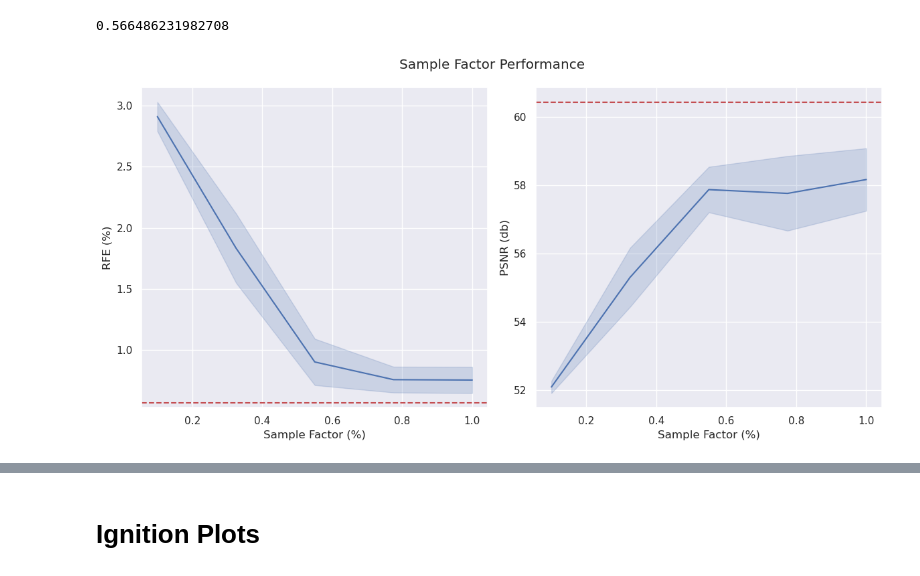
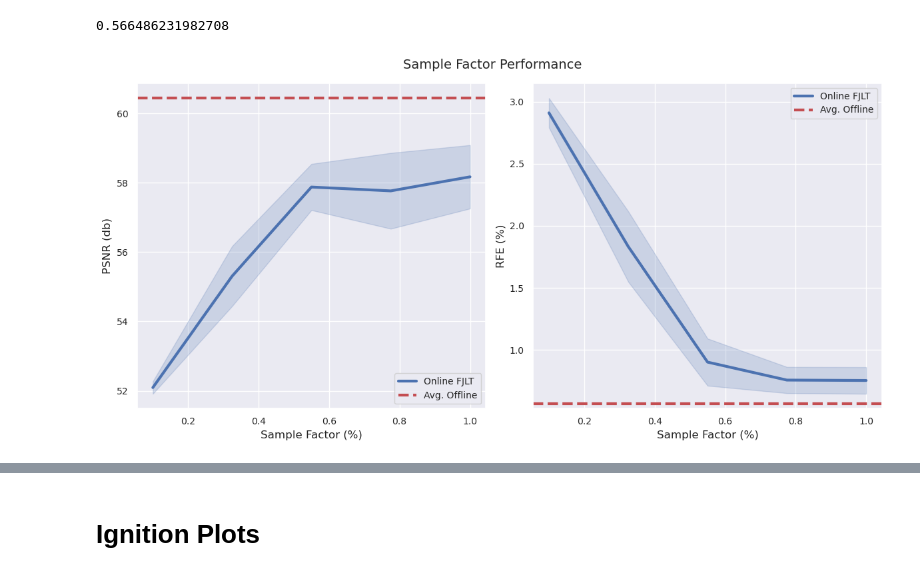
Before and after one commit to RS-Coop/Implicit-Neural-Compression, a Jupyter notebook: Paper Results.ipynb, the cells around one changed output, grey strips where cells are left out. Saved outputs shown, nothing was run; the diff lists cells and outputs as text; code cells hidden in the pictures.

```diff
--- a/Paper Results.ipynb
+++ b/Paper Results.ipynb
@@ -7,6 +7,19 @@ import seaborn as sns
 import scipy as scp
 
 sns.set_theme()
+# %%
+lw = 3
+SMALL_SIZE = 10
+MEDIUM_SIZE = 12
+BIGGER_SIZE = 14
+
+plt.rc('font', size=SMALL_SIZE)          # controls default text sizes
+plt.rc('axes', titlesize=SMALL_SIZE)     # fontsize of the axes title
+plt.rc('axes', labelsize=MEDIUM_SIZE)    # fontsize of the x and y labels
+plt.rc('xtick', labelsize=SMALL_SIZE)    # fontsize of the tick labels
+plt.rc('ytick', labelsize=SMALL_SIZE)    # fontsize of the tick labels
+plt.rc('legend', fontsize=SMALL_SIZE)    # legend fontsize
+plt.rc('figure', titlesize=BIGGER_SIZE)  # fontsize of the figure title
 # %% [markdown]
 # Table Results
 # %%
@@ -15,9 +28,9 @@ map = lambda x: np.format_float_positional(x, precision=3, unique=False, fractio
 
 #Extract tb logs
 dfs = []
-for dataset in ["ignition/", "neuron_transport/"]:#, "channel_flow"]:
+for dataset in ["ignition/", "neuron_transport/", "channel_flow/"]:
     log_dir = "lightning_logs/"+dataset
-    experiments = ["hnet_offline_full", "hnet_offline_subsample", "hnet_offline_fjlt", "hnet_online_subsample", "hnet_online_fjlt"]
+    experiments = ["hnet_offline_full", "hnet_offline_subsample", "hnet_offline_fjlt", "hnet_online_baseline", "hnet_online_subsample", "hnet_online_fjlt"]
 
     df = pd.DataFrame(columns=["metric"]+experiments)
     df["metric"] = ["Mean PSNR", "Std PSNR", "Mean RFE", "Std RFE"]
@@ -112,20 +132,22 @@ mean_RFE
 # %%
 #Plot
 fig, ax = plt.subplots(1,2,figsize=(12,6))
 
-sns.lineplot(data=df, x="Sample Factor", y="RFE", ax=ax[0], errorbar="sd")
-ax[0].axhline(mean_RFE, c="r", ls="--")
+sns.lineplot(data=df, x="Sample Factor", y="PSNR", ax=ax[0], errorbar="sd", label="Online FJLT", lw=lw)
+ax[0].axhline(mean_PSNR, c="r", ls="--", label="Avg. Offline", lw=lw)
 ax[0].set_xlabel("Sample Factor (%)")
-ax[0].set_ylabel("RFE (%)")
+ax[0].set_ylabel("PSNR (db)")
+ax[0].legend()
 
-sns.lineplot(data=df, x="Sample Factor", y="PSNR", ax=ax[1], errorbar="sd")
-ax[1].axhline(mean_PSNR, c="r", ls="--")
+sns.lineplot(data=df, x="Sample Factor", y="RFE", ax=ax[1], errorbar="sd", label="Online FJLT", lw=lw)
+ax[1].axhline(mean_RFE, c="r", ls="--", label="Avg. Offline", lw=lw)
 ax[1].set_xlabel("Sample Factor (%)")
-ax[1].set_ylabel("PSNR (db)")
+ax[1].set_ylabel("RFE (%)")
+ax[1].legend()
 
 fig.suptitle("Sample Factor Performance")
 
 fig.tight_layout()
 # %% [output]
-[figure, old version]
+[figure, new version]
 # %%
```
Also changed, not shown: parts of 20 cells of this notebook, 7 other files.
